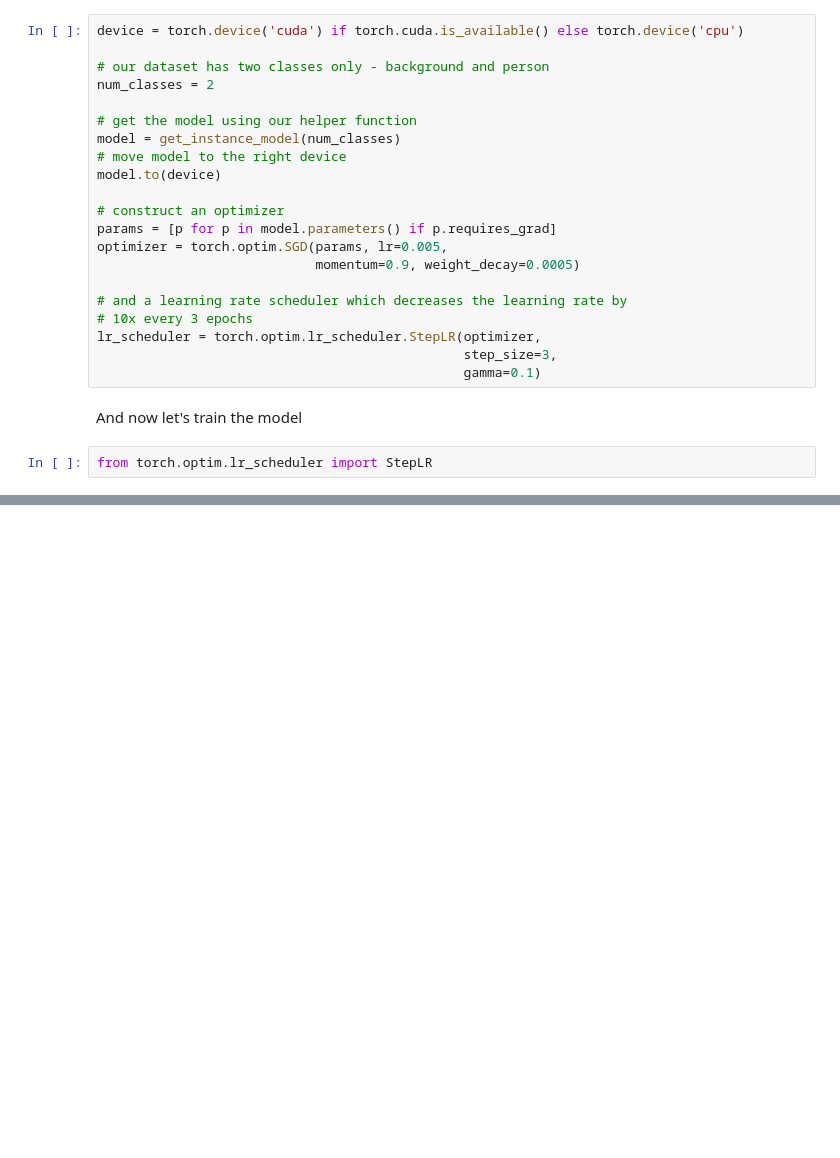
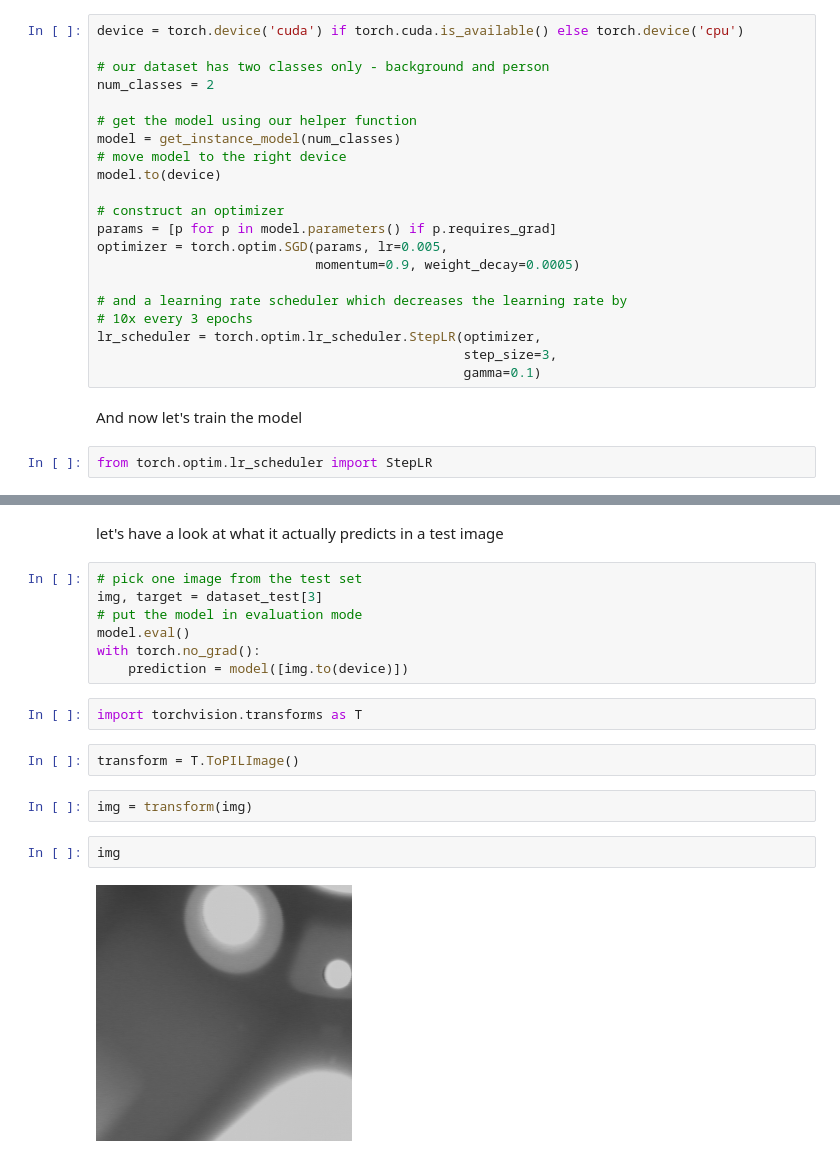
Before and after one commit to benwufc/CropGDXray-Object-Detection, a Jupyter notebook: FasterRCNN-instance-Finetuning.ipynb, the cells around one changed output, grey strips where cells are left out. Cells and saved outputs as stored; diff of their text form; blank space fills up the shorter version.

```diff
--- a/FasterRCNN-instance-Finetuning.ipynb
+++ b/FasterRCNN-instance-Finetuning.ipynb
@@ -295,0 +262,19 @@ def train_one_epoch(model, optimizer, data_loader, device, epoch, print_freq, sc
+# %% [markdown]
+let's have a look at what it actually predicts in a test image
+# %%
+# pick one image from the test set
+img, target = dataset_test[3]
+# put the model in evaluation mode
+model.eval()
+with torch.no_grad():
+    prediction = model([img.to(device)])
+# %%
+import torchvision.transforms as T
+# %%
+transform = T.ToPILImage()
+# %%
+img = transform(img)
+# %%
+img
+# %% [output]
+[figure, added]
```
Also changed, not shown: parts of 18 cells of this notebook, 1 other file.
